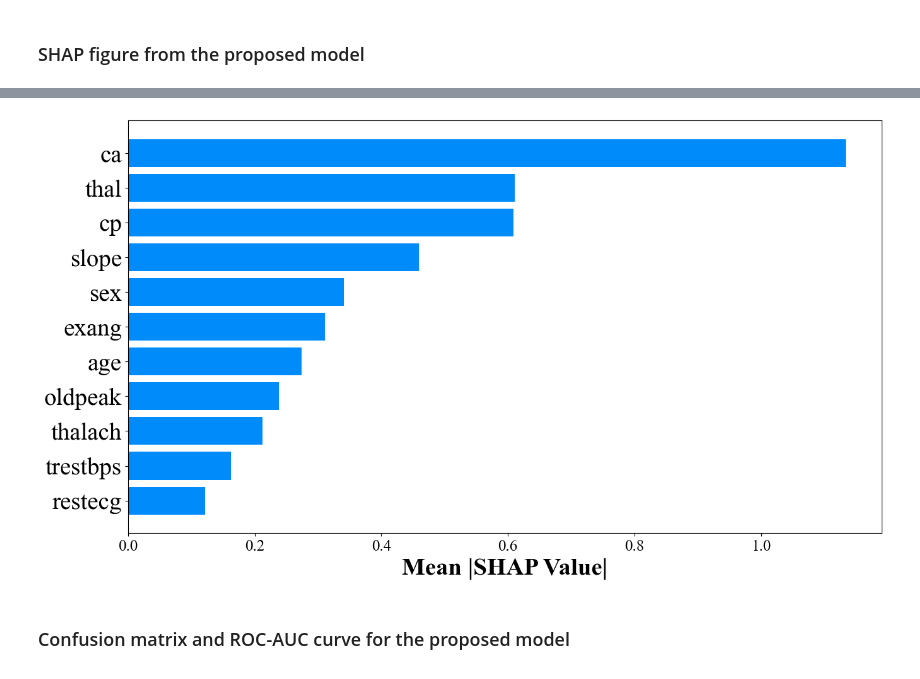
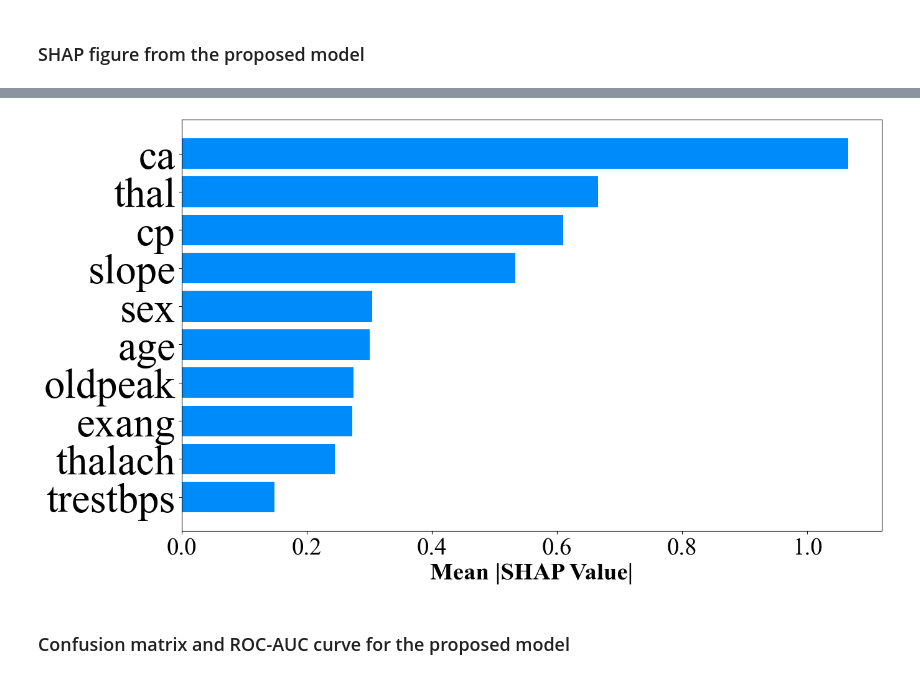
Before and after one commit to Prosperteni/CardioTransferX, a Jupyter notebook: CardioTransfer-X_Main/Main.ipynb, the cells around one changed output, grey strips where cells are left out. Cells and saved outputs as stored; diff of their text form; code cells hidden in the pictures.

```diff
--- a/CardioTransfer-X_Main/Main.ipynb
+++ b/CardioTransfer-X_Main/Main.ipynb
@@ -534,0 +334,18 @@ y_finetune_test  shape: (31,)
+# %%
+# Combine resampled training features and target
+df_pretrain_fs = X_pretrain_train.copy()
+df_pretrain_fs["target"] = y_pretrain_train.values
+
+# Correlation with target (absolute value)
+corr_A = (df_pretrain_fs.corr()["target"].drop("target").abs().sort_values(ascending=False))
+
+print("Correlation (Source domain – training only):")
+print(corr_A)
+
+df_finetune_fs = X_finetune_train.copy()
+df_finetune_fs["target"] = y_finetune_train.values
+
+corr_B = (df_finetune_fs.corr()["target"].drop("target").abs().sort_values(ascending=False))
+
+print("Correlation (Target domain – training only):")
+print(corr_B)
@@ -534,0 +400,12 @@ y_finetune_test  shape: (31,)
+# %%
+# Apply feature mask to all datasets
+
+# Source domain
+X_pretrain_train = X_pretrain_train[similar_features]
+X_pretrain_val   = X_pretrain_val[similar_features]
+X_pretrain_test  = X_pretrain_test[similar_features]
+
+# Target domain
+X_finetune_train = X_finetune_train[similar_features]
+X_finetune_val   = X_finetune_val[similar_features]
+X_finetune_test  = X_finetune_test[similar_features]
@@ -647,15 +560,15 @@ xgb_pretrain = xgb.XGBClassifier(
     **best_pretrain_params,
     eval_metric='logloss',
     random_state=42,
-    seed = 42,
-    early_stopping_rounds=50
+    early_stopping_rounds=50,
+    n_jobs=1
 )
 
 xgb_pretrain.fit(
     X_pretrain_train_res,
     y_pretrain_train_res,
     eval_set=[(X_pretrain_val, y_pretrain_val)],
-    verbose=1  # Show progress every 100 trees
+    verbose=1
 )
 # %% [output]
   colsample_bytree: 0.7
@@ -804,8 +721,8 @@ xgb_finetune = xgb.XGBClassifier(
     **best_finetune_params,
     eval_metric='logloss',
     random_state=42,
-    seed = 42,
-    early_stopping_rounds=50
+    early_stopping_rounds=50,
+    n_jobs=1
 )
 
 xgb_finetune.fit(
@@ -940,37 +857,36 @@ plt.show()
 # %%
 plt.rcParams.update({'font.family': 'Times New Roman'})
 
 # Access the SHAP values (they are in shap_values_xgb.values)
 shap_values_abs_xgb = np.abs(shap_values.values)  # Take absolute values of SHAP values
 
 # Calculate the mean SHAP value for each feature
 mean_shap_values_xgb = np.mean(shap_values_abs_xgb, axis=0)  # Mean across all samples for each feature
 
 # Create a DataFrame to store feature importance
 feature_importance_xgb_df = pd.DataFrame({
     'Feature': X_finetune_test.columns,  # feature names
     'Mean SHAP Value': mean_shap_values_xgb
 })
 
 # Sort the DataFrame by the importance of features (descending order)
 feature_importance_xgb_df = feature_importance_xgb_df.sort_values(by='Mean SHAP Value', ascending=False)
 
 # Plot feature importance
 plt.figure(figsize=(14, 8))
 plt.barh(feature_importance_xgb_df['Feature'], feature_importance_xgb_df['Mean SHAP Value'], color='#008bfb')
 plt.xlabel('Mean |SHAP Value|', fontsize =28,fontweight='bold')
 # Increase font size for tick labels
-plt.xticks(fontsize=18, fontweight='normal')   # X-axis tick font size
-plt.yticks(fontsize=28, fontweight='normal')  # Y-axis tick font size
-
+plt.xticks(fontsize=28, fontweight='normal')   # X-axis tick font size
+plt.yticks(fontsize=48, fontweight='normal')  # Y-axis tick font size
 # plt.title('Feature Importance (XGBoost)')
 plt.gca().invert_yaxis()  # Invert y-axis to show most important features at the top
 plt.tight_layout()  # Adjust the layout to prevent clipping
 # Save the plot as an image with high resolution and no caption
 plt.savefig('shap_feature_importance_xgboost.png', dpi=300, bbox_inches='tight')
 plt.show()
 # %% [output]
-[figure, old version]
+[figure, new version]
 # %% [markdown]
 ### Confusion matrix and ROC-AUC curve for the proposed model
 # %%
```
Also changed, not shown: parts of 94 cells of this notebook, 8 other files.
